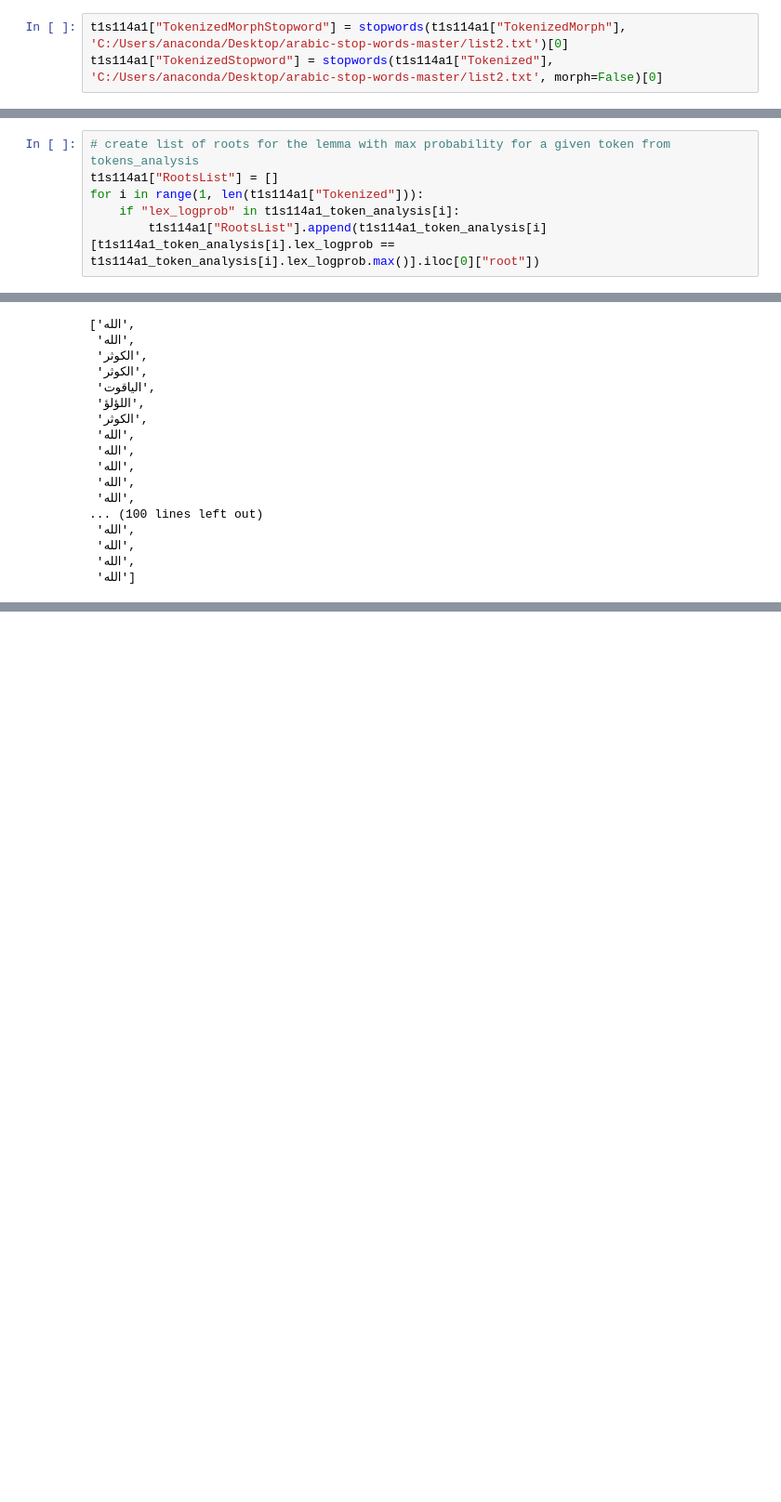
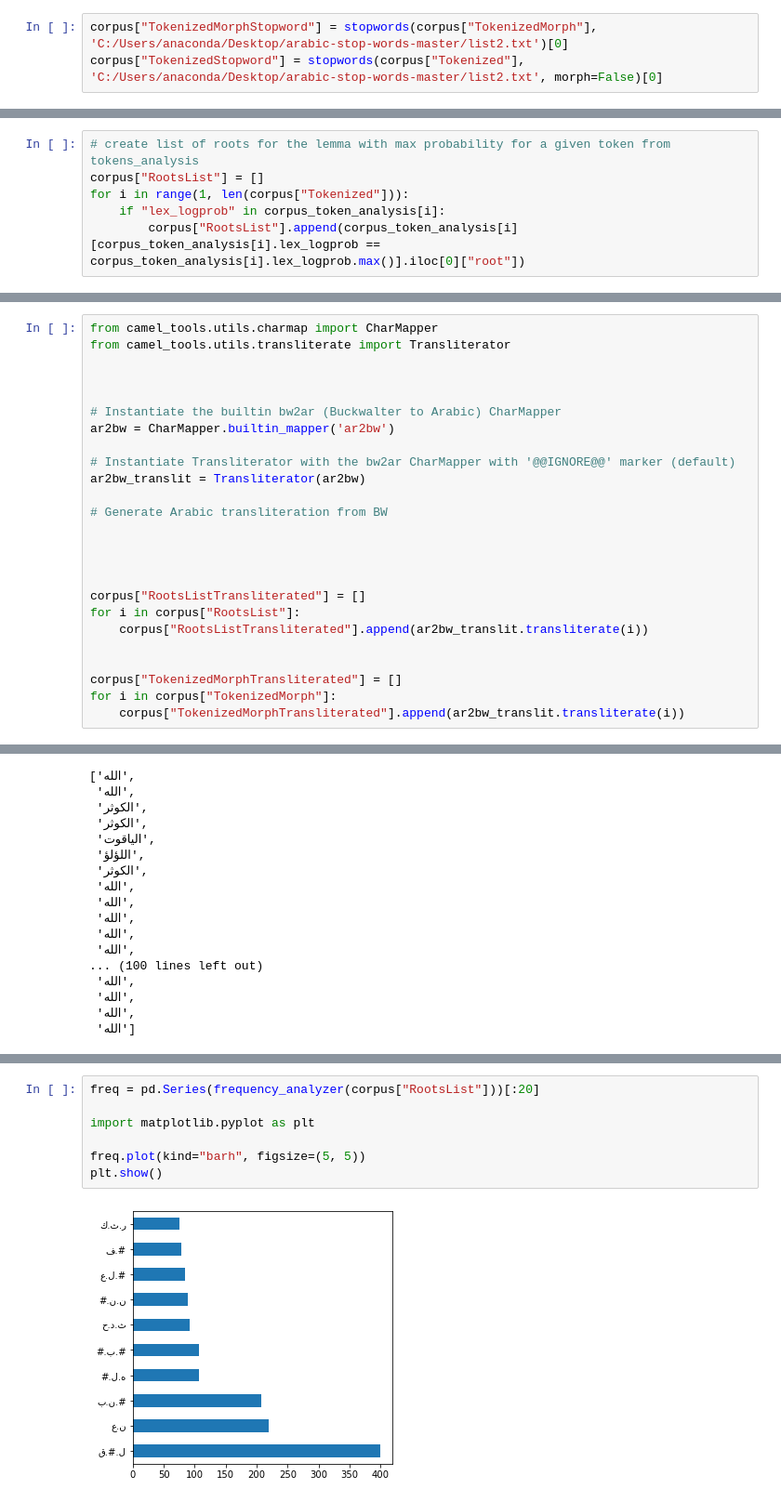
Before and after one commit to apbernhard/altafsir_scraper, a Jupyter notebook: ScrapeBook.ipynb, the cells around one changed output, grey strips where cells are left out. Shown at 93% size. Saved outputs shown, nothing was run; the diff lists cells and outputs as text; blank space fills up the shorter version.

Commit message:
Introduced Transliteration, Barplot and Wordcloud

```diff
--- a/ScrapeBook.ipynb
+++ b/ScrapeBook.ipynb
@@ -133,8 +131,8 @@ def stopwords(token_list, stopwords_list, morph=True):
 
     return token_list_filtered, words_removed
 # %%
-t1s114a1["TokenizedMorphStopword"] = stopwords(t1s114a1["TokenizedMorph"], 'C:/Users/anaconda/Desktop/arabic-stop-words-master/list2.txt')[0]
-t1s114a1["TokenizedStopword"] = stopwords(t1s114a1["Tokenized"], 'C:/Users/anaconda/Desktop/arabic-stop-words-master/list2.txt', morph=False)[0]
+corpus["TokenizedMorphStopword"] = stopwords(corpus["TokenizedMorph"], 'C:/Users/anaconda/Desktop/arabic-stop-words-master/list2.txt')[0]
+corpus["TokenizedStopword"] = stopwords(corpus["Tokenized"], 'C:/Users/anaconda/Desktop/arabic-stop-words-master/list2.txt', morph=False)[0]
 # %% [markdown]
 ----
 # 3 Analyzing data
@@ -217,7 +182,7 @@ frequency_analyzer(t1s114a1["TokenizedMorphStopword"])
 ### 3.2.2 ... of roots
 # %%
 # create list of roots for the lemma with max probability for a given token from tokens_analysis
-t1s114a1["RootsList"] = []
-for i in range(1, len(t1s114a1["Tokenized"])):
-    if "lex_logprob" in t1s114a1_token_analysis[i]:
-        t1s114a1["RootsList"].append(t1s114a1_token_analysis[i][t1s114a1_token_analysis[i].lex_logprob == t1s114a1_token_analysis[i].lex_logprob.max()].iloc[0]["root"])
+corpus["RootsList"] = []
+for i in range(1, len(corpus["Tokenized"])):
+    if "lex_logprob" in corpus_token_analysis[i]:
+        corpus["RootsList"].append(corpus_token_analysis[i][corpus_token_analysis[i].lex_logprob == corpus_token_analysis[i].lex_logprob.max()].iloc[0]["root"])
@@ -243,0 +194,25 @@ frequency_analyzer(t1s114a1["RootsList"])
+# %%
+from camel_tools.utils.charmap import CharMapper
+from camel_tools.utils.transliterate import Transliterator
+
+
+
+# Instantiate the builtin bw2ar (Buckwalter to Arabic) CharMapper
+ar2bw = CharMapper.builtin_mapper('ar2bw')
+
+# Instantiate Transliterator with the bw2ar CharMapper with '@@IGNORE@@' marker (default)
+ar2bw_translit = Transliterator(ar2bw)
+
+# Generate Arabic transliteration from BW
+
+
+
+
+corpus["RootsListTransliterated"] = []
+for i in corpus["RootsList"]:
+    corpus["RootsListTransliterated"].append(ar2bw_translit.transliterate(i))
+
+
+corpus["TokenizedMorphTransliterated"] = []
+for i in corpus["TokenizedMorph"]:
+    corpus["TokenizedMorphTransliterated"].append(ar2bw_translit.transliterate(i))
@@ -286,0 +268,9 @@ named_entities["MISC"]
+# %%
+freq = pd.Series(frequency_analyzer(corpus["RootsList"]))[:20]
+
+import matplotlib.pyplot as plt
+
+freq.plot(kind="barh", figsize=(5, 5))
+plt.show()
+# %% [output]
+[figure, added]
```
Also changed, not shown: parts of 21 cells of this notebook, 2 other files.
